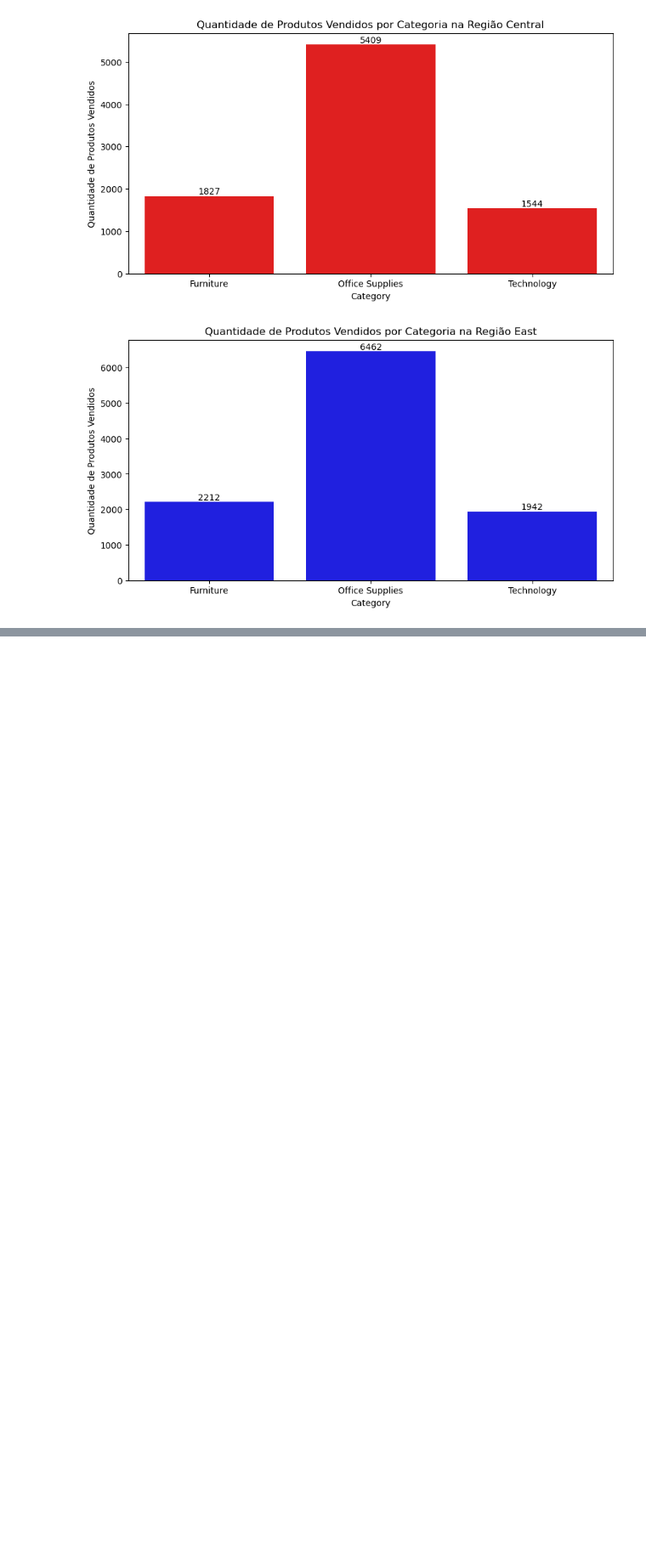
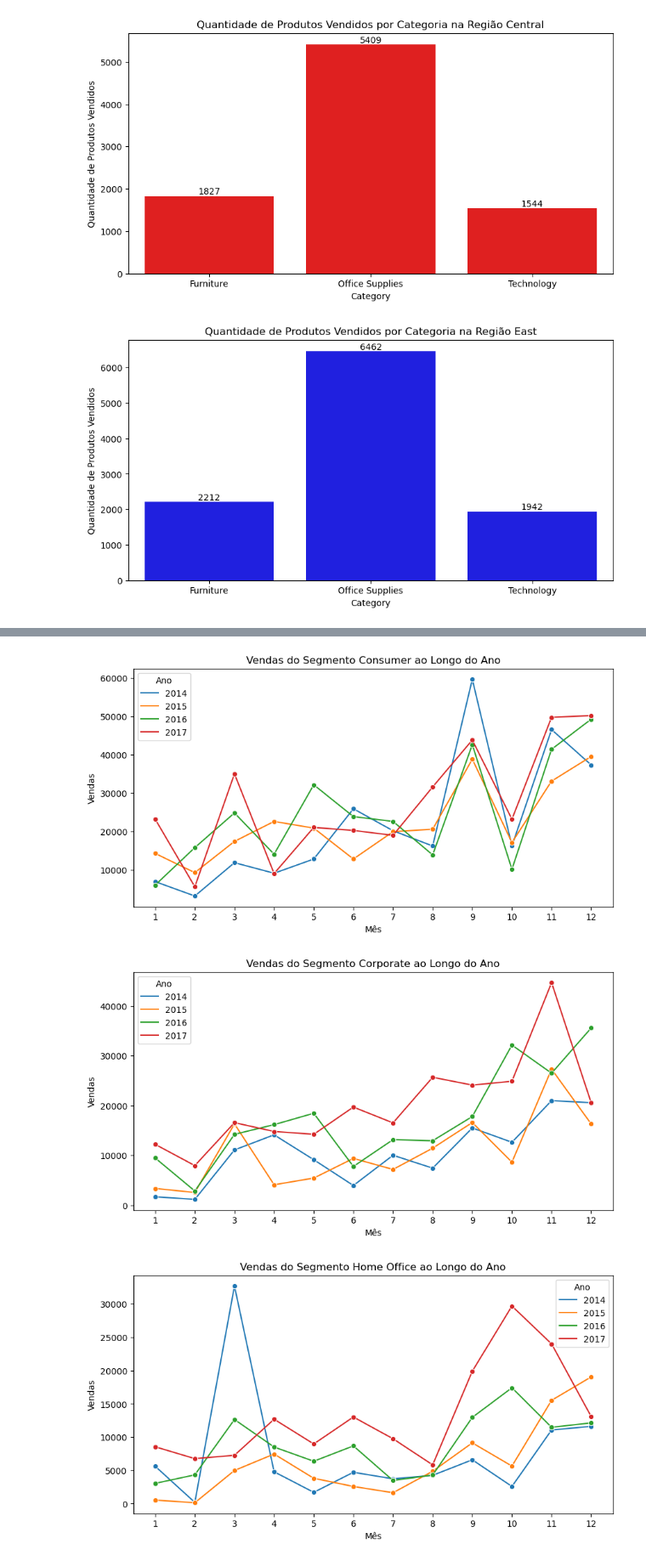
Before and after one commit to mario8978/Analise-de-Dados-Superstore-Sales, a Jupyter notebook: analise1.ipynb, the cells around one changed output, grey strips where cells are left out. Shown at 85% size. Saved outputs shown, nothing was run; the diff lists cells and outputs as text; code cells hidden in the pictures; blank space fills up the shorter version.

```diff
--- a/analise1.ipynb
+++ b/analise1.ipynb
@@ -362,0 +547,15 @@ for i, regiao in enumerate(df['Region'].unique()):
+# %%
+# Segmentos
+for segmento in df['Segment'].unique():
+    df_aux = tabelaSegmento[tabelaSegmento['Segment'] == segmento]
+    plt.figure(figsize=(10,5))
+    sns.lineplot(x='Mes', y='Sales', hue='Ano', data=df_aux, marker='o', palette='tab10')
+    plt.title(f'Vendas do Segmento {segmento} ao Longo do Ano')
+    plt.xlabel('Mês')
+    plt.ylabel('Vendas')
+    plt.xticks(range(1, 13))
+    plt.show()
+# %% [output]
+[figure, added]
+[figure, added]
+[figure, added]
```
Also changed, not shown: parts of 11 cells of this notebook.
